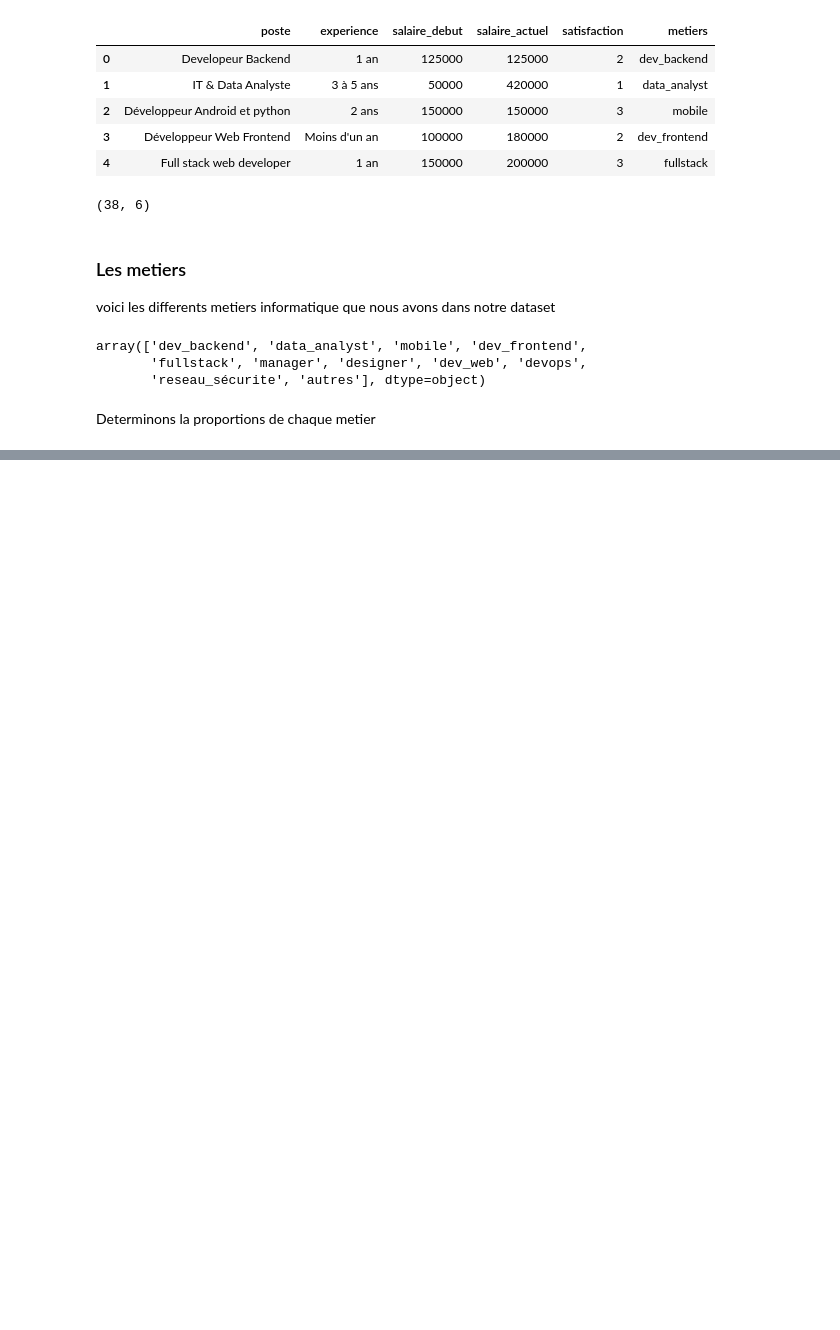
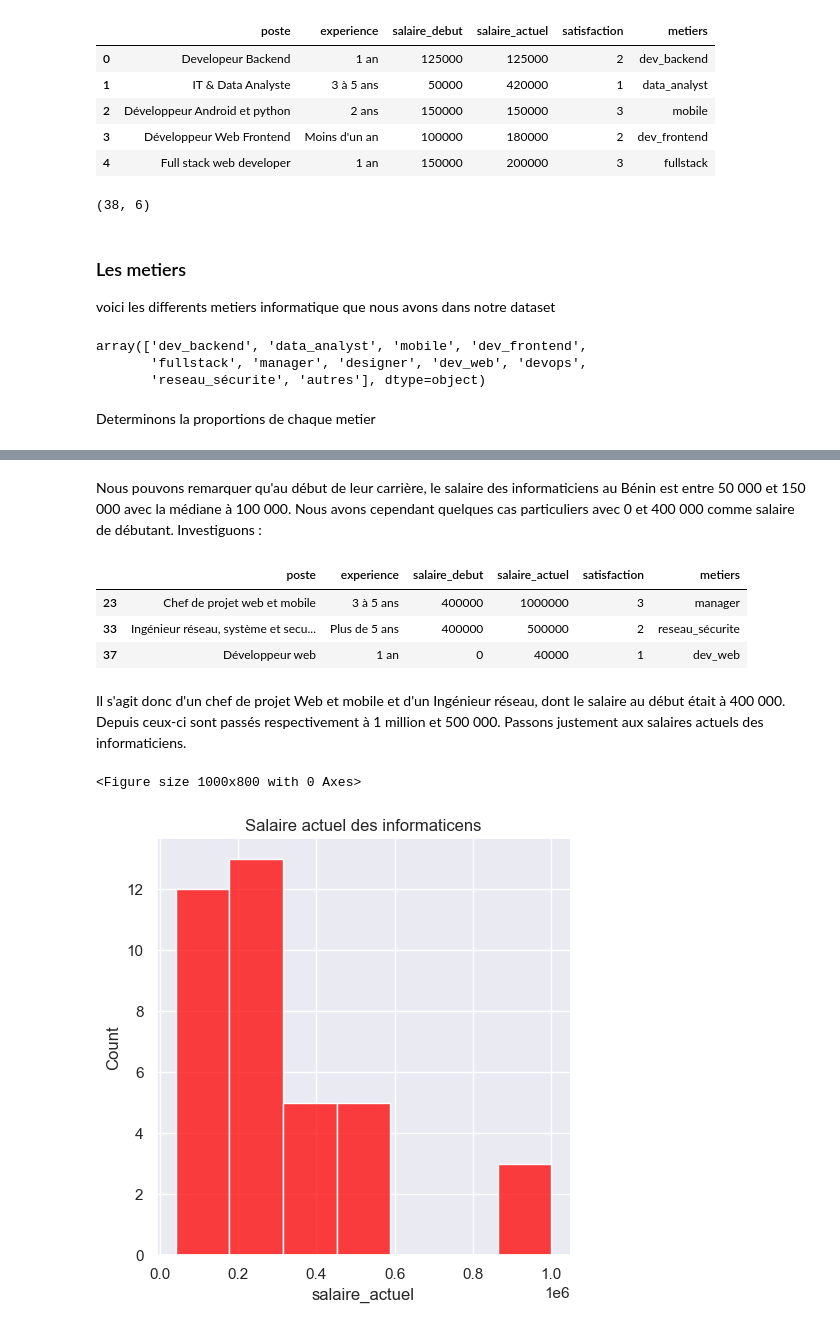
Before and after one commit to Shado2107/Python-machine-learning, a Jupyter notebook: Salary_analysis/salary-analysis.ipynb, the cells around one changed output, grey strips where cells are left out. Saved outputs shown, nothing was run; the diff lists cells and outputs as text; code cells hidden in the pictures; blank space fills up the shorter version.

```diff
--- a/Salary_analysis/salary-analysis.ipynb
+++ b/Salary_analysis/salary-analysis.ipynb
@@ -310,0 +364,20 @@ plt.show()
+# %% [markdown]
+Nous pouvons remarquer qu'au début de leur carrière, le salaire des informaticiens au Bénin est entre 50 000 et 150 000 avec la médiane à 100 000. Nous avons cependant quelques cas particuliers avec 0 et 400 000 comme salaire de débutant. Investiguons :
+# %%
+data[(data['salaire_debut']== 0) | (data['salaire_debut'] == 400000)]
+# %% [output]
+|  | poste | experience | salaire_debut | salaire_actuel | satisfaction | metiers |
+| 23 | Chef de projet web et mobile | 3 à 5 ans | 400000 | 1000000 | 3 | manager |
+| 33 | Ingénieur réseau, système et secu... | Plus de 5 ans | 400000 | 500000 | 2 | reseau_sécurite |
+| 37 | Développeur web | 1 an | 0 | 40000 | 1 | dev_web |
+# %% [markdown]
+Il s'agit donc d'un chef de projet Web et mobile et d'un Ingénieur réseau, dont le salaire au début était à 400 000. Depuis ceux-ci sont passés respectivement à 1 million et 500 000. Passons justement aux salaires actuels des informaticiens.
+# %%
+plt.figure(figsize=(10, 8))
+sns.displot(data['salaire_actuel'], kde=False, color='red')
+plt.title("Salaire actuel des informaticens")
+plt.savefig("salaire_actuel.png")
+plt.show()
+# %% [output]
+<Figure size 1000x800 with 0 Axes>
+[figure, added]
```
Also changed, not shown: parts of 12 cells of this notebook, 4 other files.
